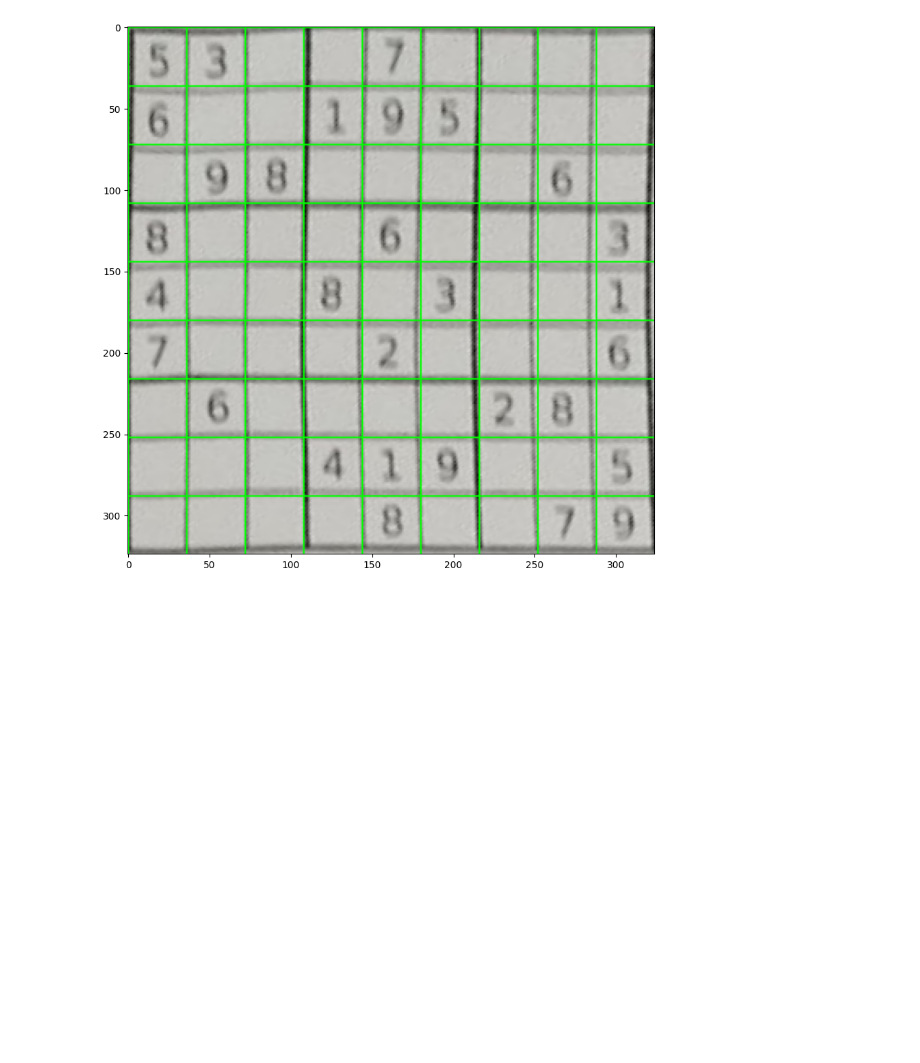
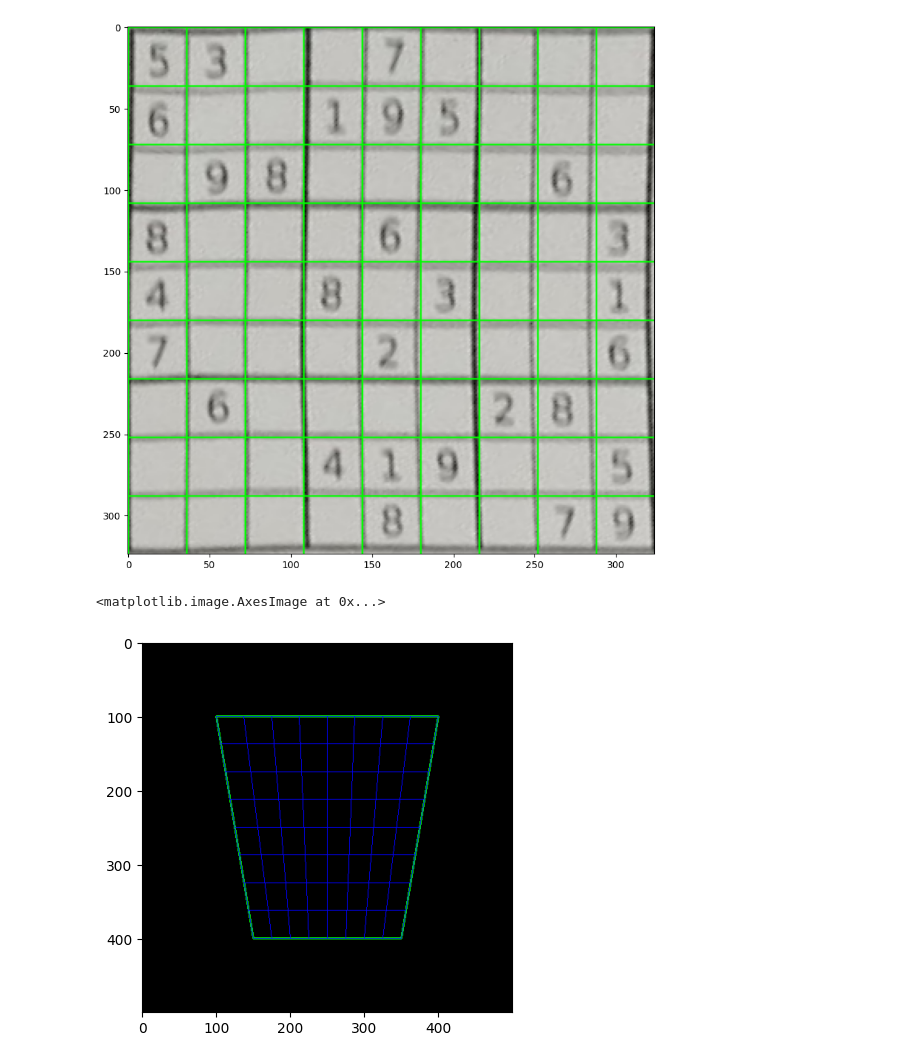
Before and after one commit to chaplinskij/rd_sudoku, a Jupyter notebook: sample.ipynb, the cells around one changed output. Drawn from its saved outputs; the diff is of its cells as text; code cells hidden in the pictures; blank space fills up the shorter version.

Commit message:
draw grid and result

```diff
--- a/sample.ipynb
+++ b/sample.ipynb
@@ -132,3 +132,47 @@ plt.imshow(cv2.cvtColor(result_image, cv2.COLOR_BGR2RGB))
 # %% [output]
 <matplotlib.image.AxesImage at 0x...>
 [figure]
+# %%
+import cv2
+import numpy as np
+from matplotlib import pyplot as plt
+
+# Координаты четырехугольника (упорядочены: [верхний левый, верхний правый, нижний правый, нижний левый])
+polygon = np.array([[100, 100], [400, 100], [350, 400], [150, 400]])
+
+# Размер сетки (9x9)
+grid_size = 9
+
+# Создаем пустое изображение для визуализации
+image = np.zeros((500, 500, 3), dtype=np.uint8)
+
+# Рисуем исходный четырехугольник
+cv2.polylines(image, [polygon], isClosed=True, color=(0, 255, 0), thickness=2)
+
+# Функция для вычисления интерполяции между двумя точками
+def interpolate_points(p1, p2, num_points):
+    return [((1 - t) * p1[0] + t * p2[0], (1 - t) * p1[1] + t * p2[1]) for t in np.linspace(0, 1, num_points)]
+
+# Разбиваем стороны четырехугольника на равные части
+top_side = interpolate_points(polygon[0], polygon[1], grid_size)
+bottom_side = interpolate_points(polygon[3], polygon[2], grid_size)
+left_side = interpolate_points(polygon[0], polygon[3], grid_size)
+right_side = interpolate_points(polygon[1], polygon[2], grid_size)
+
+# Рисуем горизонтальные линии сетки
+for i in range(grid_size):
+    start = top_side[i]
+    end = bottom_side[i]
+    cv2.line(image, (int(start[0]), int(start[1])), (int(end[0]), int(end[1])), (255, 0, 0), 1)
+
+# Рисуем вертикальные линии сетки
+for i in range(grid_size):
+    start = left_side[i]
+    end = right_side[i]
+    cv2.line(image, (int(start[0]), int(start[1])), (int(end[0]), int(end[1])), (255, 0, 0), 1)
+
+# Показываем изображение с сеткой
+plt.imshow(cv2.cvtColor(image, cv2.COLOR_BGR2RGB))
+# %% [output]
+<matplotlib.image.AxesImage at 0x...>
+[figure, added]
```
Also changed, not shown: parts of 3 cells of this notebook, 5 other files.
